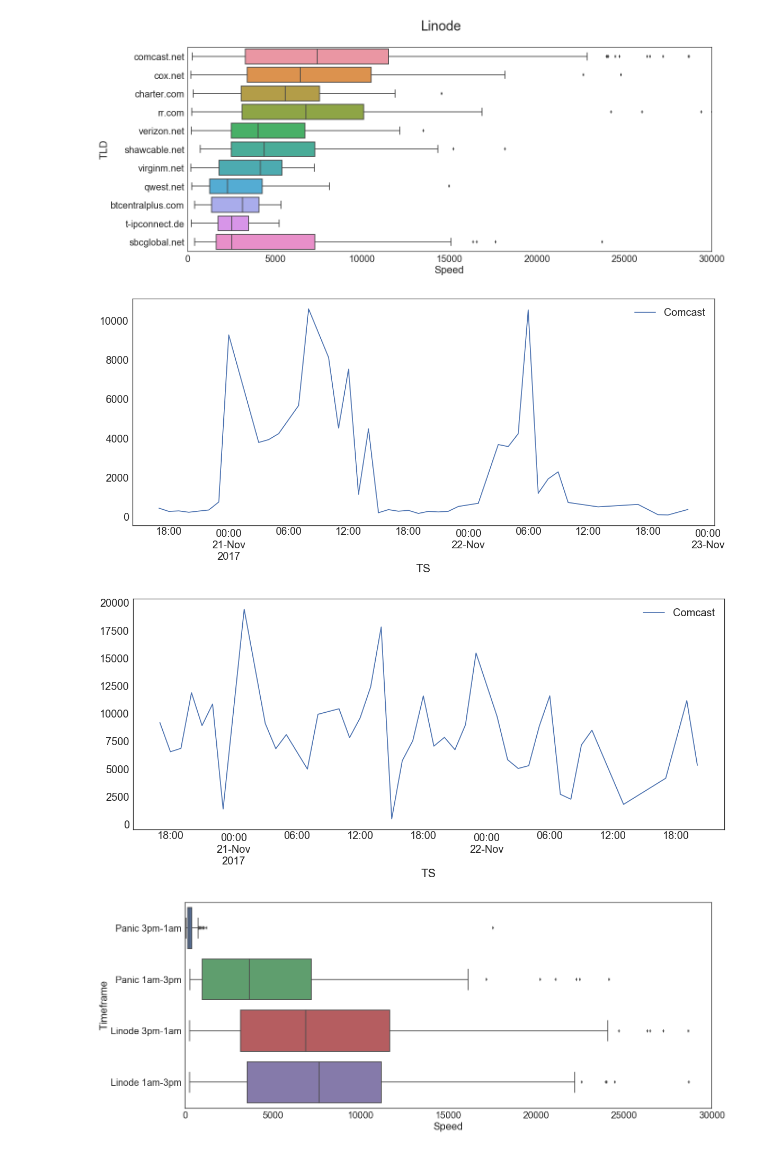
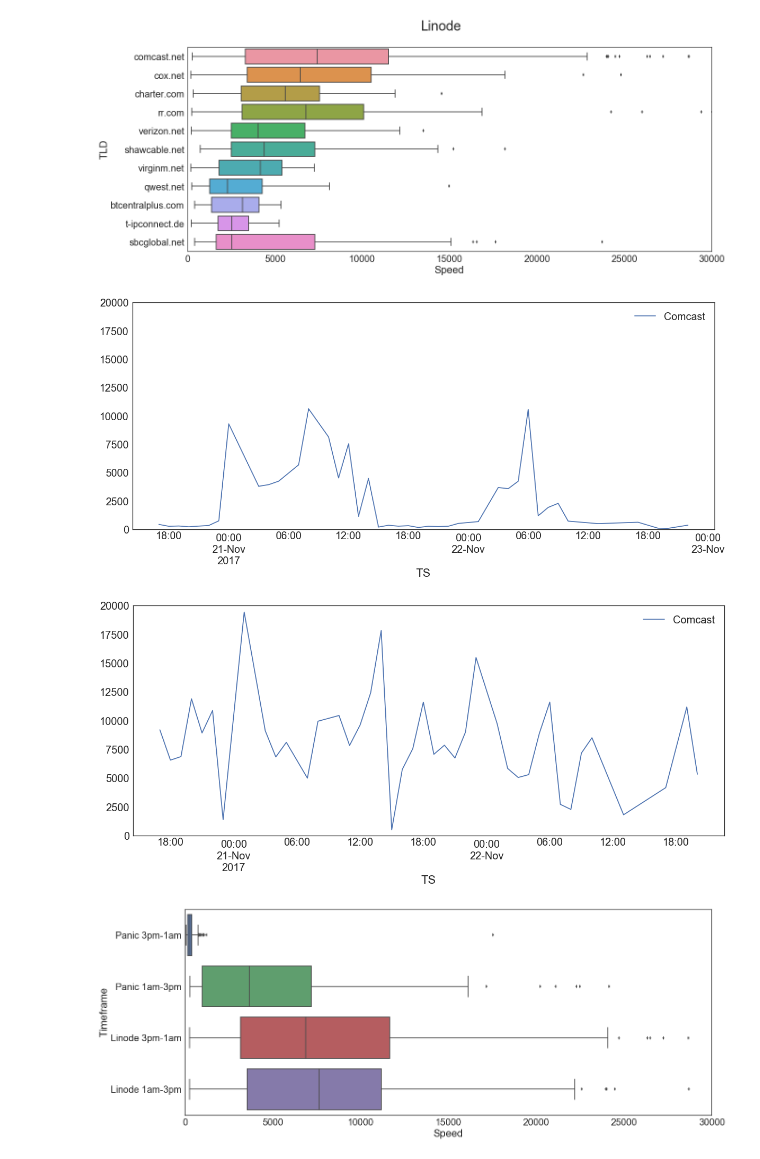
Before and after one commit to panicinc/speed_mystery, a Jupyter notebook: main.ipynb, the cells around one changed output. Drawn from its saved outputs; the diff is of its cells as text; code cells hidden in the pictures.

Commit message:
fix y axis in TS graph

```diff
--- a/main.ipynb
+++ b/main.ipynb
@@ -72,45 +72,29 @@ _ = bp2.set(xlim=(0, 30000))
 # %%
 df1_c = df1.copy(True)
 df2_c = df2.copy(True)
 
 df1_cc = df1_c[df1_c['TLD'] == 'comcast.net'].resample('h').mean()
-df1_rr = df1_c[df1_c['TLD'] == 'rr.com'].resample('h').mean()
-df1_vz = df1_c[df1_c['TLD'] == 'verizon.net'].resample('h').mean()
-
 df2_cc = df2_c[df2_c['TLD'] == 'comcast.net'].resample('h').mean()
-df2_rr = df2_c[df2_c['TLD'] == 'rr.com'].resample('h').mean()
-df2_vz = df2_c[df2_c['TLD'] == 'verizon.net'].resample('h').mean()
 
 df1_cc['Speed'].interpolate(inplace=True)
-df1_rr['Speed'].interpolate(inplace=True)
-df1_vz['Speed'].interpolate(inplace=True)
-
 df2_cc['Speed'].interpolate(inplace=True)
-df2_rr['Speed'].interpolate(inplace=True)
-df2_vz['Speed'].interpolate(inplace=True)
 
 fig, _ = plt.subplots()
 fig.set_figwidth(FIG_WIDTH)
 fig.set_figheight(FIG_HEIGHT)
-# fig.suptitle('comcast vs RR to Panic')
-
-df1_cc['Speed'].plot(label="Comcast")
-# df1_rr['Speed'].plot(label="Road Runner")
-# df1_vz['Speed'].plot(label="Verizon")
+p1 = df1_cc['Speed'].plot(label="Comcast")
 _ = plt.legend()
+_ = p1.set(ylim=(0, 20000))
 
 fig, _ = plt.subplots()
 fig.set_figwidth(FIG_WIDTH)
 fig.set_figheight(FIG_HEIGHT)
-# fig.suptitle('comcast vs RR to Linode')
-
-df2_cc['Speed'].plot(label="Comcast")
-# df2_rr['Speed'].plot(label="Road Runner")
-# df2_vz['Speed'].plot(label="Verizon")
+p2 = df2_cc['Speed'].plot(label="Comcast")
 _ = plt.legend()
+_ = p2.set(ylim=(0, 20000))
 # %% [output]
-[figure, old version]
+[figure, new version]
-[figure, old version]
+[figure, new version]
 # %%
 def get_dfs_filtered_by_time(df, label):
     hour = df.index.hour
```
